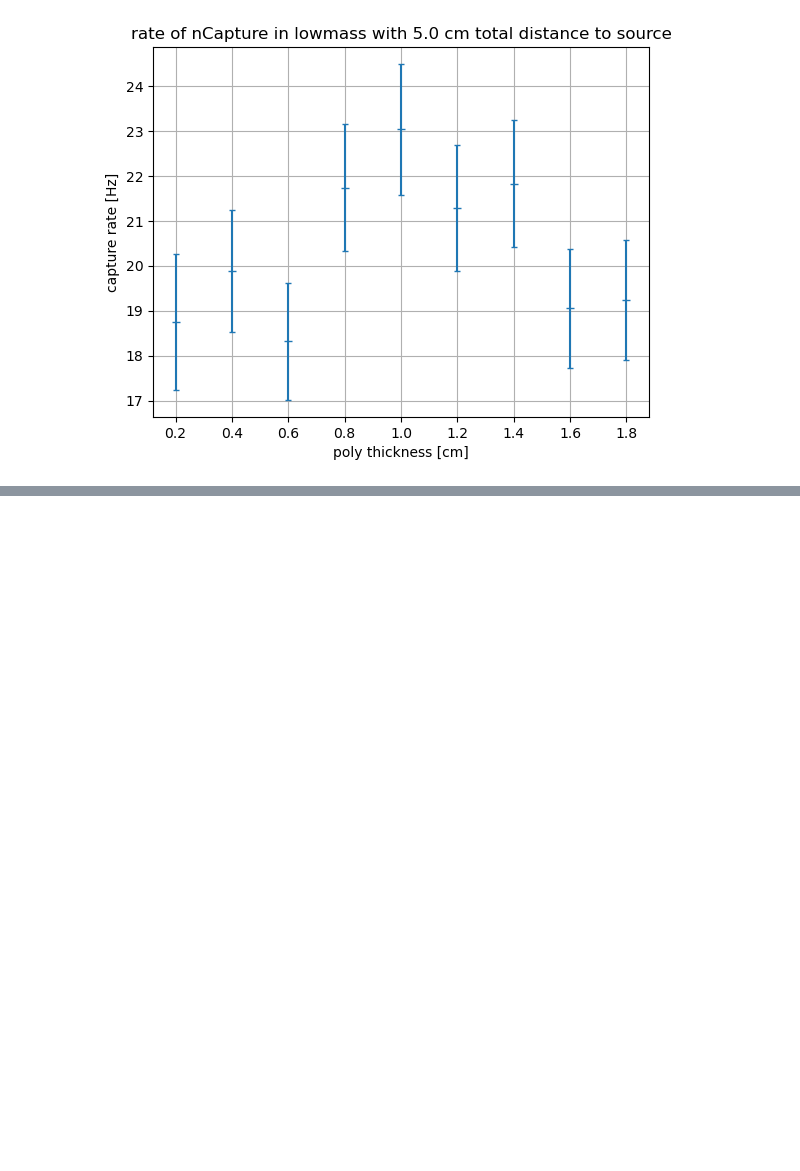
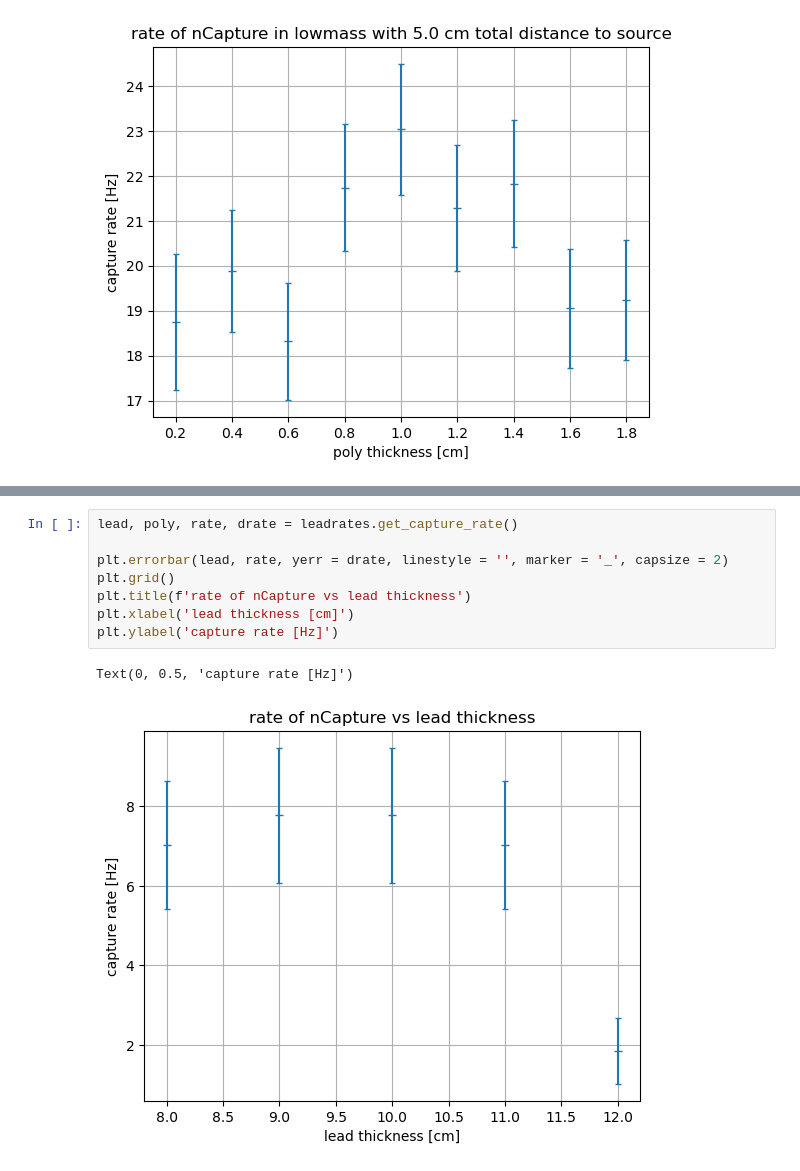
Before and after one commit to tamu-edu/doublecap, a Jupyter notebook: analysis/rate_calculations.ipynb, the cells around one changed output, grey strips where cells are left out. Saved outputs shown, nothing was run; the diff lists cells and outputs as text; blank space fills up the shorter version.

```diff
--- a/analysis/rate_calculations.ipynb
+++ b/analysis/rate_calculations.ipynb
@@ -706,0 +758,11 @@ Text(0, 0.5, 'capture rate [Hz]')
+# %%
+lead, poly, rate, drate = leadrates.get_capture_rate()
+
+plt.errorbar(lead, rate, yerr = drate, linestyle = '', marker = '_', capsize = 2)
+plt.grid()
+plt.title(f'rate of nCapture vs lead thickness')
+plt.xlabel('lead thickness [cm]')
+plt.ylabel('capture rate [Hz]')
+# %% [output]
+Text(0, 0.5, 'capture rate [Hz]')
+[figure, added]
```
Also changed, not shown: parts of 5 cells of this notebook.
